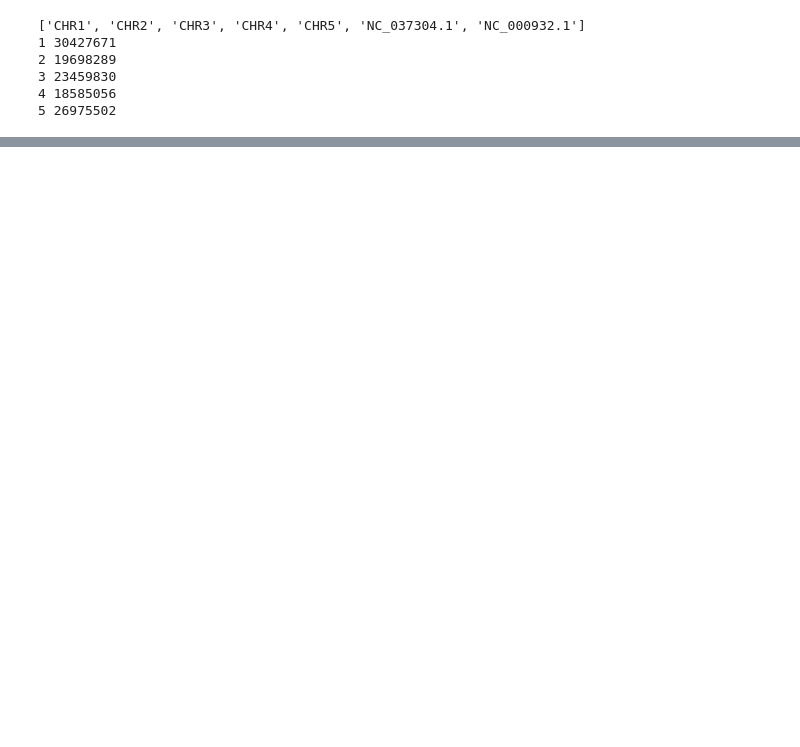
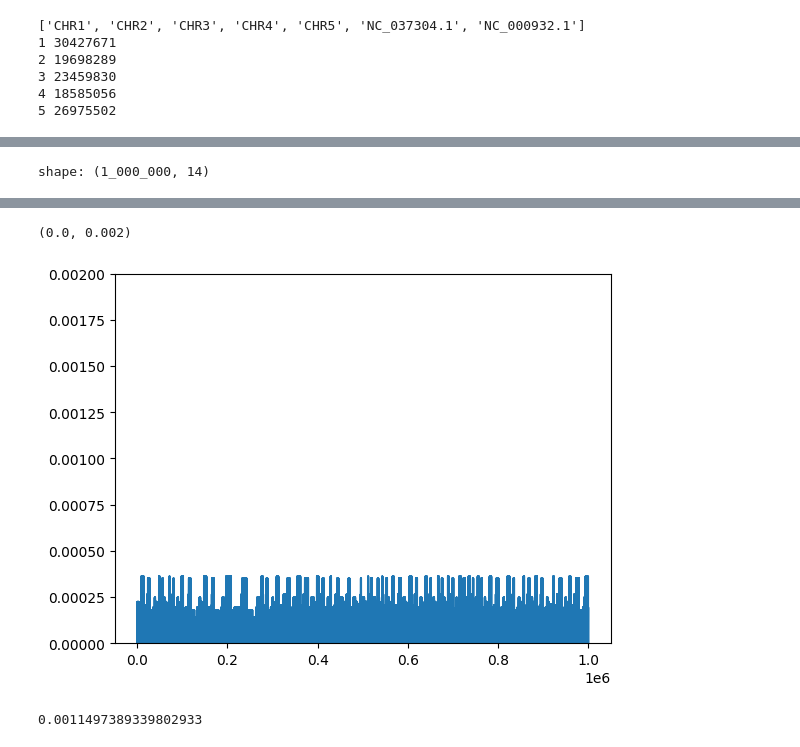
Before and after one commit to constantingoeldel/epimutation_model, a Jupyter notebook: labels.ipynb, the cells around one changed output, grey strips where cells are left out. Cells and saved outputs as stored; diff of their text form; code cells hidden in the pictures; blank space fills up the shorter version.

```diff
--- a/labels.ipynb
+++ b/labels.ipynb
@@ -139,0 +192,31 @@ for (chrsm, labels) in labels_by_chrms.items():
+# %%
+import matplotlib.pyplot as plt
+from sklearn.linear_model import LinearRegression
+labels_chr_1 = pl.read_parquet("/mnt/fast/epigenomics/conschti/labels/512_64/1.parquet").drop("sequence")
+i = np.arange(labels_chr_1.height)
+# labels_chr_1 = labels_chr_1.with_columns(i=i).set_sorted("i")
+# averaged = labels_chr_1.group_by_dynamic(index_column="i", period="1000000i", every="500i").agg(pl.mean("alpha"), pl.mean("beta"), pl.mean("std_st"))
+embeddings_chr_1 = pl.read_parquet("/mnt/fast/epigenomics/conschti/embeddings/chr_1.parquet")
+data = embeddings_chr_1.hstack(labels_chr_1).with_columns(i=i).set_sorted("i")
+windowed = data.filter(pl.col("sequence") == 2)[:10000].group_by_dynamic(index_column="i", period="64i", every="32i").agg(pl.sum("h2az"), pl.mean("alpha"), pl.mean("beta"), pl.mean("std_st"))
+
+beginning = data[:1000000].sort(by="Chromatine States")
+display(beginning)
+plt.plot( beginning["alpha"])
+
+
+
+# plt.plot(windowed["i"], windowed["alpha"])
+# plt.plot(windowed["i"], windowed["beta"])
+# plt.plot(windowed["i"], windowed["std_st"])
+# plt.plot(averaged["i"], averaged["alpha"])
+# plt.plot(averaged["i"], averaged["beta"])
+# plt.plot(averaged["i"], averaged["std_st"])
+# plt.legend(["Alpha", "Beta"])
+# plt.show()
+# labels_chr_1 = labels_chr_1.filter(pl.col("sequence") == 2)
+# plt.scatter(labels_chr_1[:10000000]["i"], labels_chr_1[:10000000]["alpha"])
+# # plt.plot(labels_chr_1[:100000]["i"], labels_chr_1[:100000]["beta"], color=r)
+plt.ylim(0, 0.002)
+# %% [output]
+shape: (1_000_000, 14)
@@ -139,0 +241,11 @@ for (chrsm, labels) in labels_by_chrms.items():
+(0.0, 0.002)
+[figure, added]
+# %%
+X = data.drop("i").filter((pl.col("sequence") == 2) & (pl.col("alpha") > 0))
+y = X["alpha"]
+X = X.drop("alpha").drop("beta").drop("std_st")
+
+reg = LinearRegression().fit(X, y).score(X, y)
+print(reg)
+# %% [output]
+0.0011497389339802933
```
Also changed, not shown: parts of 8 cells of this notebook, 3 other files.
